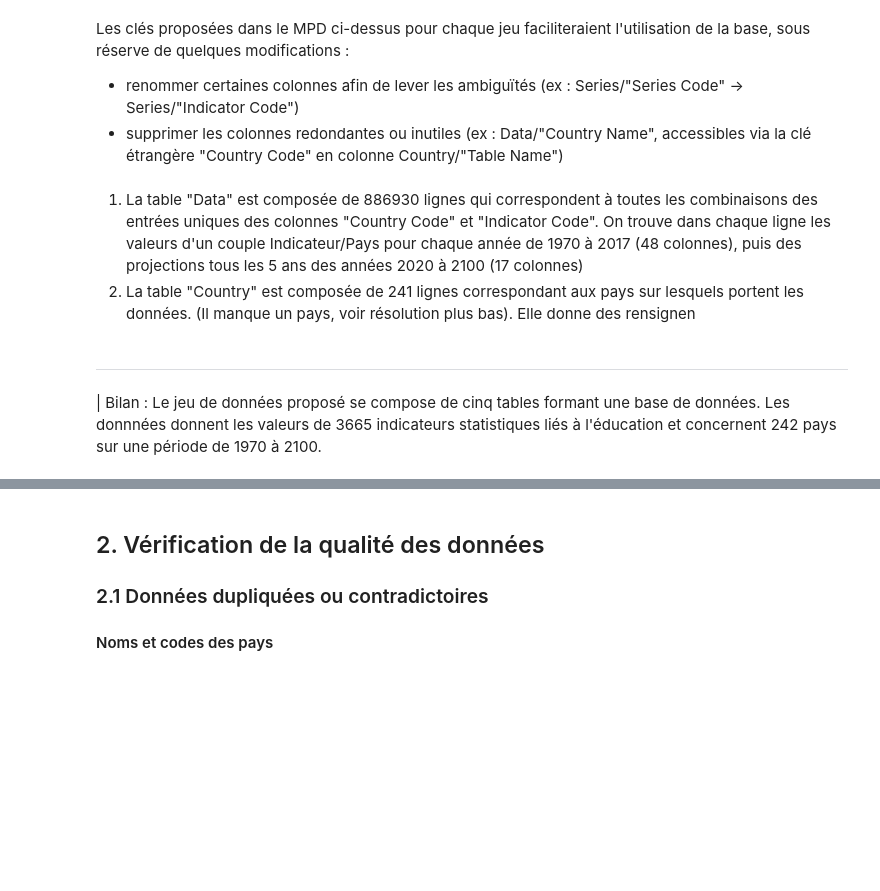
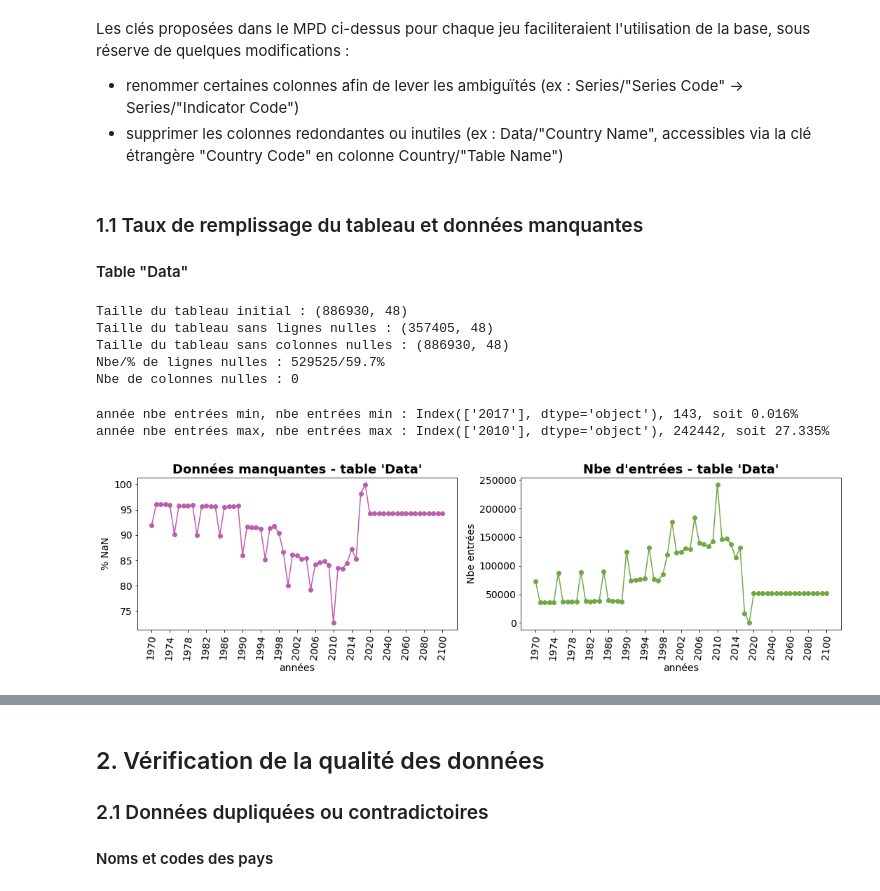
Before and after one commit to SmellyArmure/OC_DS_Project2, a Jupyter notebook: NOTEBOOK/P2-DataSystEd.ipynb, the cells around one changed output, grey strips where cells are left out. Drawn from its saved outputs; the diff is of its cells as text; code cells hidden in the pictures; blank space fills up the shorter version.

```diff
--- a/NOTEBOOK/P2-DataSystEd.ipynb
+++ b/NOTEBOOK/P2-DataSystEd.ipynb
@@ -35,3 +71,12 @@ from IPython.display import Image
+# %%
+## FONCTION D'AFFICHAGE
+def basic_plot(my_plot, my_x, my_y, my_x_t, xlab, ylab, my_tit, num_col):
+    my_plot.plot(my_x, my_y, '-o', label = "% NaN", color = colors[num_col])
+    my_plot.set_xlabel(xlab, fontsize = 14)
+    my_plot.set_ylabel(ylab, fontsize = 14)
+    plt.xticks(my_x_t, my_x_t, rotation=85 , fontsize = 14)
+    plt.yticks(fontsize = 14)
+    my_plot.set_title(my_tit, fontsize = 18, fontweight = 'bold')
 # %% [markdown]
 L'ensemble des données téléchargées se compose de 5 fichiers .csv et d'un fichier excel comportant 5 onglets.
 Il semble que l'intégralité des données des fichiers .csv soit reprise dans chacun des onglets du fichier Excel.
@@ -182,9 +276,47 @@ Les clés proposées dans le MPD ci-dessus pour chaque jeu faciliteraient l'util
 (ex : Series/"Series Code" -> Series/"Indicator Code")
 - supprimer les colonnes redondantes ou inutiles
 (ex : Data/"Country Name", accessibles via la clé étrangère "Country Code" en colonne Country/"Table Name")
-# %% [markdown]
-1. La table "Data" est composée de 886930 lignes qui correspondent à toutes les combinaisons des entrées uniques des colonnes "Country Code" et "Indicator Code". On trouve dans chaque ligne les valeurs d'un couple Indicateur/Pays pour chaque année de 1970 à 2017 (48 colonnes), puis des projections tous les 5 ans des années 2020 à 2100 (17 colonnes)
-2. La table "Country" est composée de 241 lignes correspondant aux pays sur lesquels portent les données. (Il manque un pays, voir résolution plus bas). Elle donne des rensignen
-# %% [markdown]
-______________________________________________________________________________________________
-| Bilan : Le jeu de données proposé se compose de cinq tables formant une base de données. Les donnnées donnent les valeurs de 3665 indicateurs statistiques liés à l'éducation et concernent 242 pays sur une période de 1970 à 2100.
+# %% [markdown]
+### 1.1 Taux de remplissage du tableau et données manquantes
+#### Table "Data"
+# %%
+evalNull(data)
+# %% [output]
+Taille du tableau initial : (886930, 48)
+Taille du tableau sans lignes nulles : (357405, 48)
+Taille du tableau sans colonnes nulles : (886930, 48)
+Nbe/% de lignes nulles : 529525/59.7%
+Nbe de colonnes nulles : 0
+# %%
+# nbe de remplissage minimum et année correspondante
+val_min = desc_data.T["count"].min()
+print("année nbe entrées min, nbe entrées min : {}, {:.0f}, soit {:.3f}%"\
+      .format(desc_data.T["count"].index[desc_data.T["count"]==val_min], \
+              val_min, val_min*100/data_size[0]))
+
+# nbe de remplissage maximum et année correspondante
+val_max = desc_data.T["count"].max()
+print("année nbe entrées max, nbe entrées max : {}, {:.0f}, soit {:.3f}%"\
+     .format(desc_data.T["count"].index[desc_data.T["count"]==val_max], \
+             val_max, val_max*100/data_size[0]))
+# %% [output]
+année nbe entrées min, nbe entrées min : Index(['2017'], dtype='object'), 143, soit 0.016%
+année nbe entrées max, nbe entrées max : Index(['2010'], dtype='object'), 242442, soit 27.335%
+# %%
+fig = plt.figure(figsize = (18,4))
+
+colors = ["#bd5db0","#70a845","#727bcc","#b49242","#cc566c","#4aad92","#ca6037"]
+
+x=inf_data.columns[4:] # titres des colonnes de 1970 à 2100
+y1=inf_data.loc["% NaN"][4:] # nombre de valeurs nulles
+y2=inf_data.loc["Nbe Entrées"][4:] # nombre de valeurs nulles
+
+plot1 = plt.subplot(1,2,1)
+basic_plot(plot1, x, y1, x[::4], "années", "% NaN",  "Données manquantes - table 'Data'", 0)
+
+plot2 = plt.subplot(1,2,2)
+basic_plot(plot2, x, y2, x[::4], "années", "Nbe entrées",  "Nbe d'entrées - table 'Data'", 1)
+
+plt.show()
+# %% [output]
+[figure, added]
```
Also changed, not shown: parts of 32 cells of this notebook.
